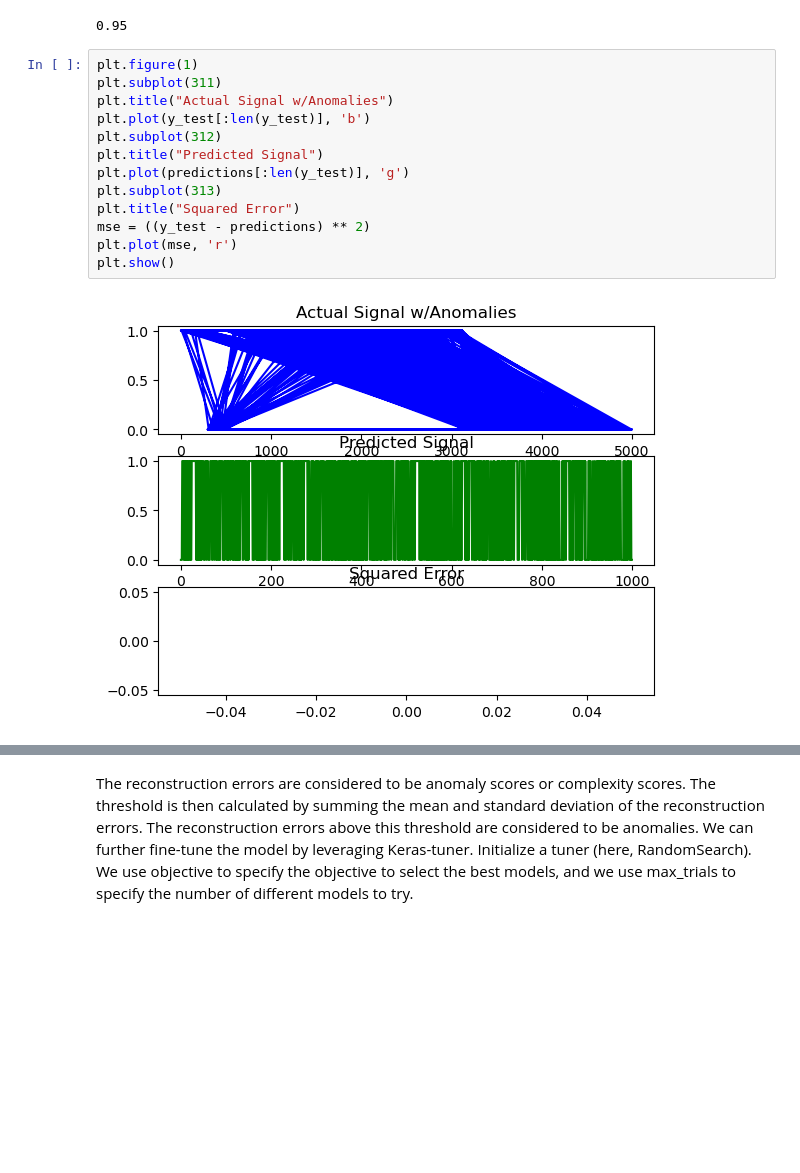
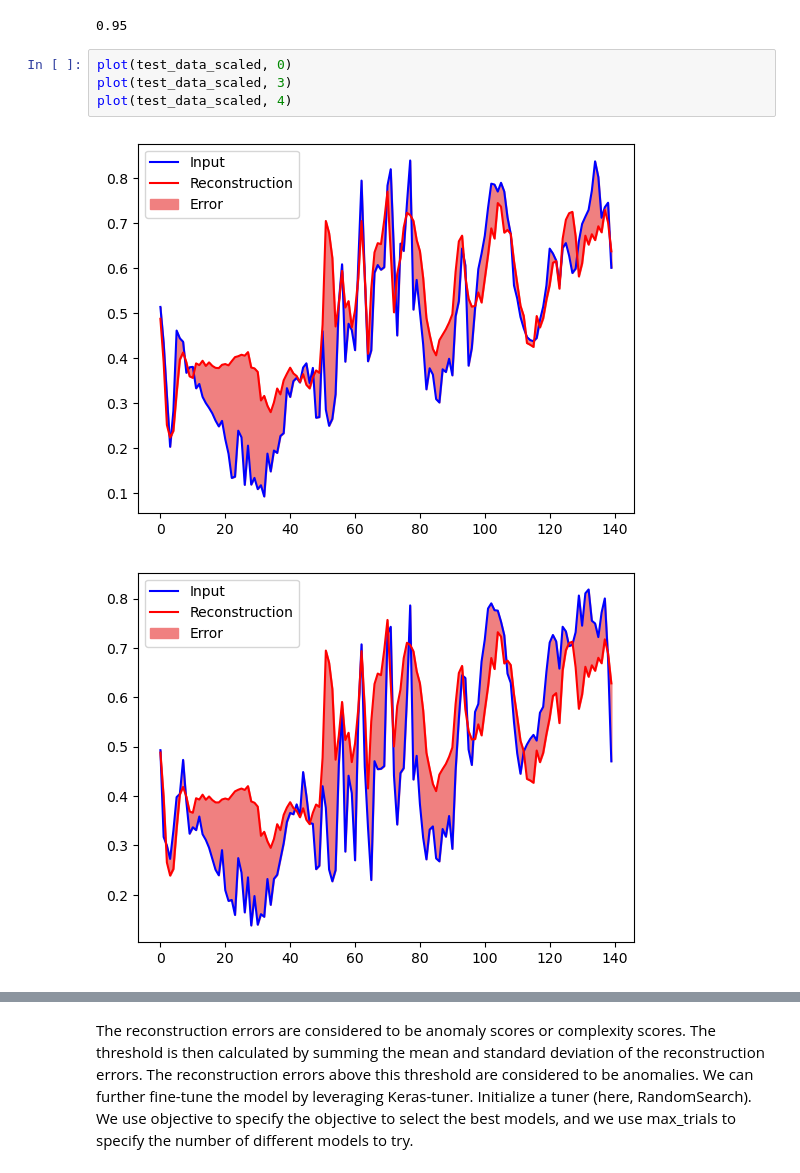
Before and after one commit to xxl4tomxu98/anomamly-detection-autoencoder, a Jupyter notebook: ECG-anomaly.ipynb, the cells around one changed output, grey strips where cells are left out. Drawn from its saved outputs; the diff is of its cells as text; blank space fills up the shorter version.

Commit message:
modify ECG with plots showing reconstruction errors of diff features

```diff
--- a/ECG-anomaly.ipynb
+++ b/ECG-anomaly.ipynb
@@ -192,18 +192,10 @@ accuracy_score(predictions, y_test)
 Threshold: 0.009160333134237642
 32/32 [==============================] - 0s 4ms/step
 0.95
-# %%
-plt.figure(1)
-plt.subplot(311)
-plt.title("Actual Signal w/Anomalies")
-plt.plot(y_test[:len(y_test)], 'b')
-plt.subplot(312)
-plt.title("Predicted Signal")
-plt.plot(predictions[:len(y_test)], 'g')
-plt.subplot(313)
-plt.title("Squared Error")
-mse = ((y_test - predictions) ** 2)
-plt.plot(mse, 'r')
-plt.show()
-# %% [output]
-[figure, removed]
+# %%
+plot(test_data_scaled, 0)
+plot(test_data_scaled, 3)
+plot(test_data_scaled, 4)
+# %% [output]
+[figure, added]
+[figure, added]
```
Also changed, not shown: parts of 1 cell of this notebook.
